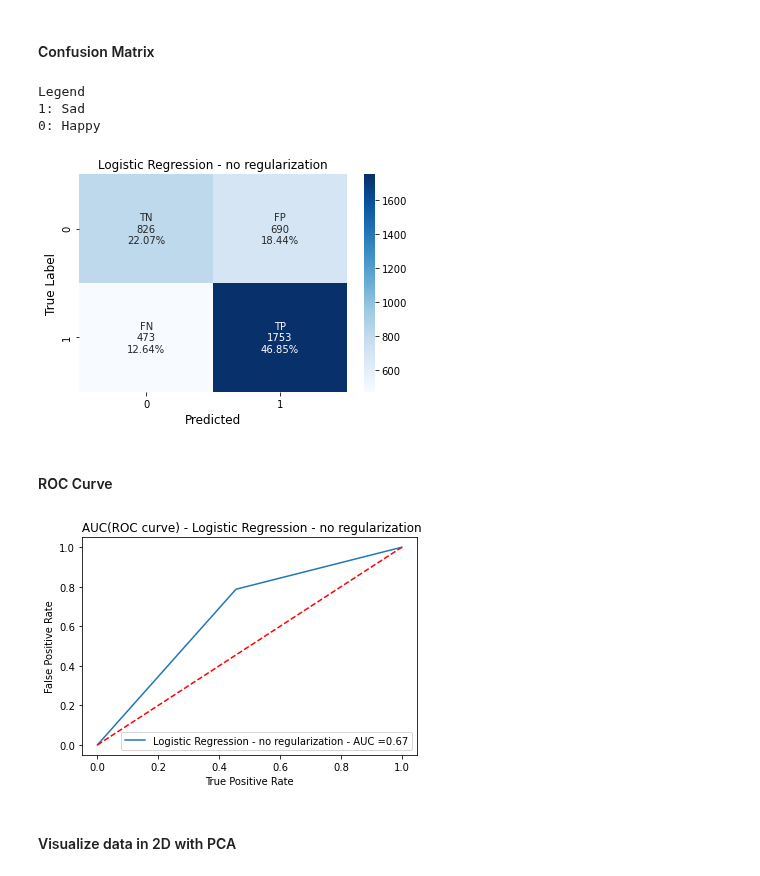
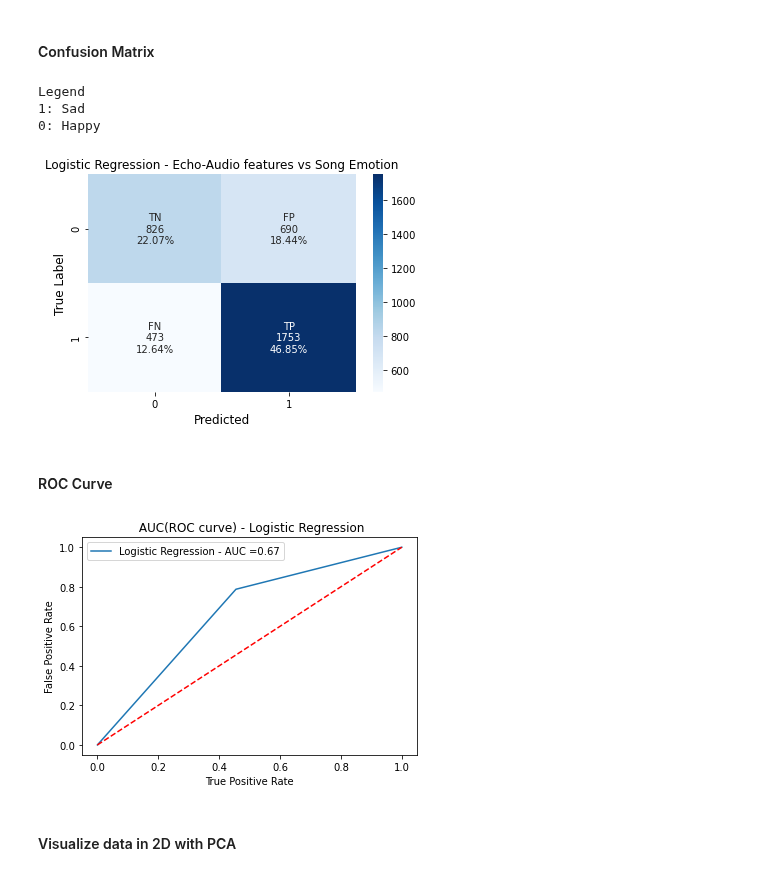
Before and after one commit to gaetanoantonicchio/DataMining-2, a Jupyter notebook: src/Module 2/Logistic Regression/Logistic-Regression_Song-Emotions.ipynb, the cells around one changed output. Saved outputs shown, nothing was run; the diff lists cells and outputs as text; code cells hidden in the pictures.

```diff
--- a/src/Module 2/Logistic Regression/Logistic-Regression_Song-Emotions.ipynb
+++ b/src/Module 2/Logistic Regression/Logistic-Regression_Song-Emotions.ipynb
@@ -359,18 +359,18 @@ weighted avg       0.68      0.69      0.68      3742
 # %%
 cf_matrix = confusion_matrix(y_test, y_pred)
 print(f"Legend\n1: Sad\n0: Happy")
-make_confusion_matrix(cf_matrix, 'Logistic Regression - no regularization')
+make_confusion_matrix(cf_matrix, 'Logistic Regression - Echo-Audio features vs Song Emotion')
 # %% [output]
 Legend
 1: Sad
 0: Happy
-[figure, old version]
+[figure, new version]
 # %% [markdown]
 #### ROC Curve
 # %%
-plot_roc_curve(y_test, y_pred, 'Logistic Regression - no regularization')
+plot_roc_curve(y_test, y_pred, 'Logistic Regression')
 # %% [output]
-[figure, old version]
+[figure, new version]
 # %% [markdown]
 #### Visualize data in 2D with  PCA
 # %%
```
Also changed, not shown: parts of 1 cell of this notebook.
